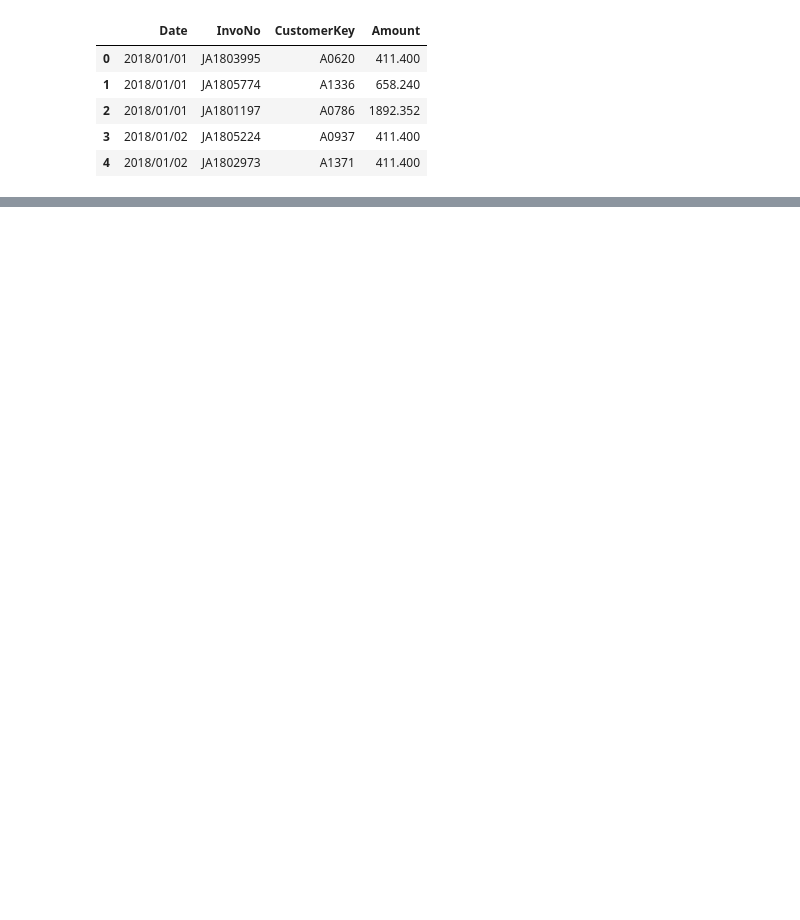
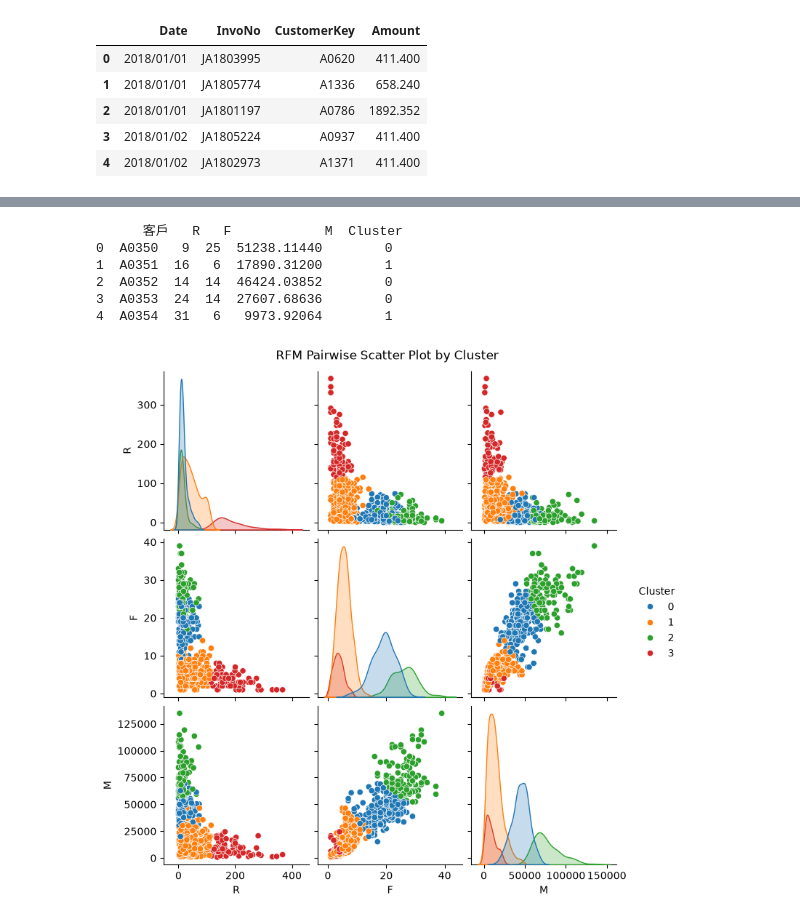
Before and after one commit to alinahsu97-crypto/RFM_Analysis_My, a Jupyter notebook: RFM_Analysis_MY.ipynb, the cells around one changed output, grey strips where cells are left out. Cells and saved outputs as stored; diff of their text form; code cells hidden in the pictures; blank space fills up the shorter version.

```diff
--- a/RFM_Analysis_MY.ipynb
+++ b/RFM_Analysis_MY.ipynb
@@ -120,0 +101,17 @@ plt.show()
+# %%
+from sklearn.cluster import KMeans
+
+# 提取 RFM 特徵
+X = rfmn[['R', 'F', 'M']]
+
+# 執行 k-means 分群 (k = 4)
+kmeans = KMeans(n_clusters=4, random_state=42, n_init=10)
+rfmn['Cluster'] = kmeans.fit_predict(X)
+
+# 顯示各分群的數量分布
+print("各分群客戶數量：")
+print(rfmn['Cluster'].value_counts())
+
+# 檢視部分結果
+print("\n前 5 筆結果：")
+print(rfmn.head())
@@ -120,0 +134,23 @@ plt.show()
+# %%
+# 將 rfmn 中的 Cluster 標籤複製回 RFM_Data
+RFM_Data['Cluster'] = rfmn['Cluster']
+
+# 檢視合併後的原始 RFM 資料
+print(RFM_Data.head())
+# %% [output]
+      客戶   R   F            M  Cluster
+0  A0350   9  25  51238.11440        0
+1  A0351  16   6  17890.31200        1
+2  A0352  14  14  46424.03852        0
+3  A0353  24  14  27607.68636        0
+4  A0354  31   6   9973.92064        1
+# %%
+import seaborn as sns
+import matplotlib.pyplot as plt
+
+# 使用 Seaborn 繪製成對散布圖，並依 Cluster 欄位進行著色分群
+sns.pairplot(RFM_Data, vars=['R', 'F', 'M'], hue='Cluster', palette='tab10', diag_kind='kde')
+plt.suptitle('RFM Pairwise Scatter Plot by Cluster', y=1.02)
+plt.show()
+# %% [output]
+[figure, added]
```
Also changed, not shown: parts of 16 cells of this notebook.
